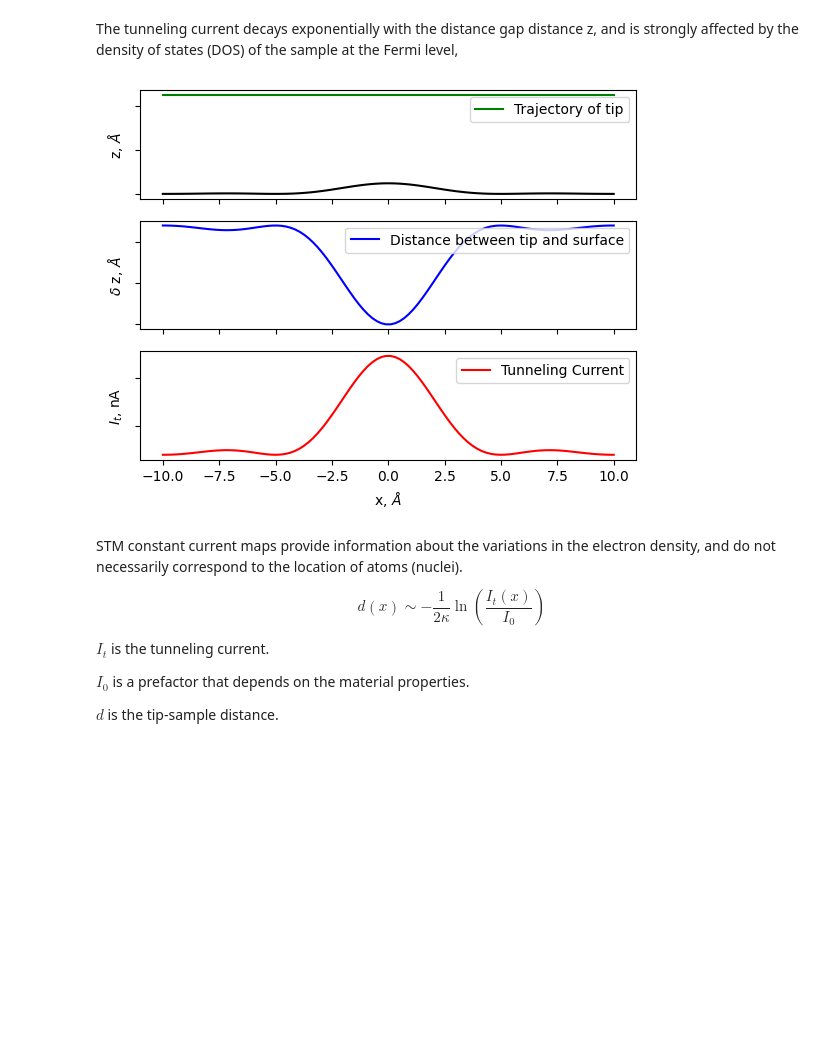
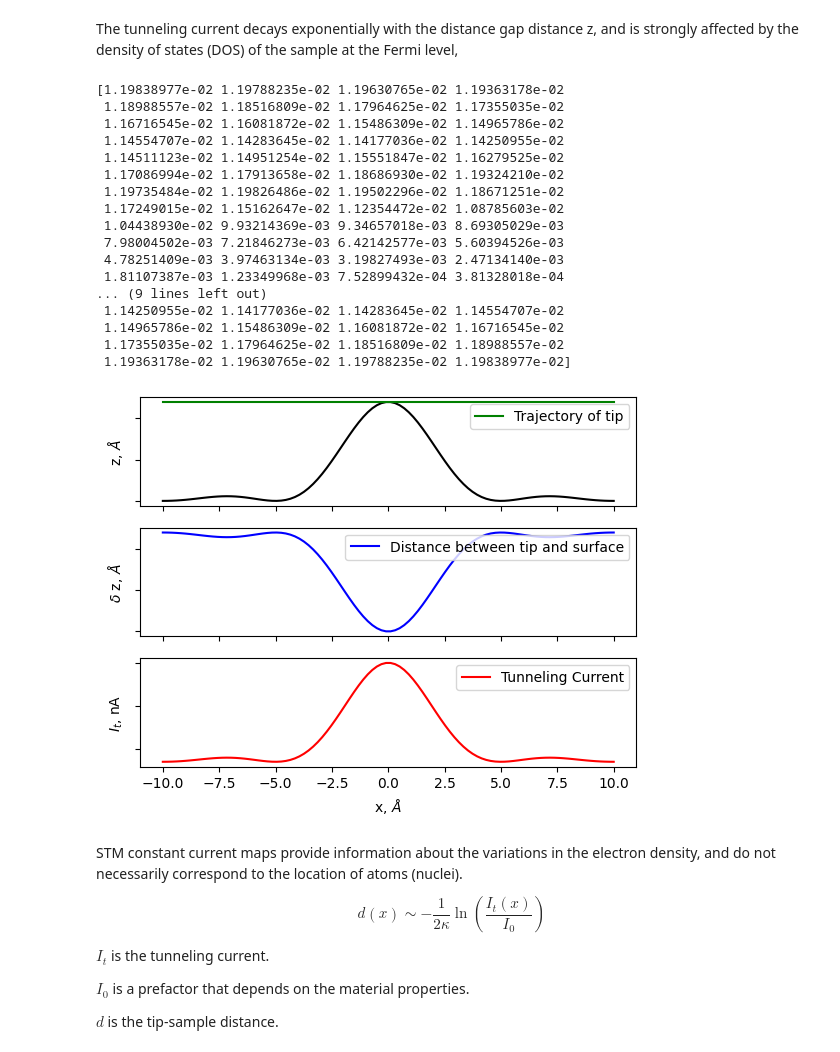
Before and after one commit to MariyaSV78/notebook_STM, a Jupyter notebook: STM/STM.ipynb, the cells around one changed output. Cells and saved outputs as stored; diff of their text form; code cells hidden in the pictures; blank space fills up the shorter version.

```diff
--- a/STM/STM.ipynb
+++ b/STM/STM.ipynb
@@ -99,19 +99,20 @@ import numpy as np
 
 m = 9.11e-31*6.24e18 #Electron mass in eV*s^2/m^2 -> kg = J s^2/m^2 -> J = 6,24e18 eV -> 5,68e-12 eVs^2/m^2
 h = 6.5821e-16 #redused Planck constant in 6.5821e-16 eV*s or 1.054e-34 J*s
-U = 1
+U = 1.0
 E0 = 0.5*U
 
-k = (np.sqrt(2 * m * E0)/6.5821e-16)*1e-10
-kappa = (np.sqrt(2 * m * (U - E0))/6.5821e-16)*1e-10
-d = 0.1e-9
+k = (np.sqrt(2 * m * E0)/h)
+kappa = (np.sqrt(2 * m * (U - E0))/h)
+d = 10e-10
+print("k=",k)
 
 F = 2*1j*k*kappa*np.cosh(kappa*d)+(k**2-kappa**2)*np.sinh(kappa*d)
 
 A = (k**2 + kappa**2)*np.sinh(kappa*d)/F
 B = (k*(k+1j*kappa)*np.exp(kappa*d))/F
 C = (-k*(k-1j*kappa)*np.exp(-kappa*d))/F
-D = (2*1j*kappa*d*np.exp(-1j * k * d))/F
+D = (2*1j*kappa*k*np.exp(-1j * k * d))/F
 
 print("A=",A)
 print("B=",B, "C=",C)
@@ -320,11 +321,11 @@ m = 9.11e-31*6.24e18 #Electron mass in eV*s^2/m^2 -> kg = J s^2/m^2 -> J = 6,24e
 phi = 4.5  # Work function eV
 V = 0.0003 # Applied voltage in V
 
-k = (np.sqrt(2 * m * (phi - V))/6.5821e-16)*1e-10 # is the wave vector in 1/A, if V is low.
+k = (np.sqrt(2 * m * (phi - V))/6.5821e-16) # is the wave vector in 1/A, if V is low.
 print (k)
 
 # Calculate the varying tip-sample separation (distance) from the surface profile
-z = np.linspace(0, 5, 100)
+z = np.linspace(0, 5e-10, 100)
 tunneling_current = I0 * np.exp(-2 * k * z) # redused Planck constant in 6.5821e-16 eV*s or 1.054e-34 J*s
 
 # Plot the results
@@ -357,47 +358,64 @@ width_scaling_factor = 0.2 # Adjust this value to widen or narrow the peak
 height_scaling_factor = 0.3  # Adjust this value to lower or raise the entire function
 
 def surface_profile(x):
-    return height_scaling_factor * (width_scaling_factor * np.sinc(width_scaling_factor * x))**2
+    return height_scaling_factor * (width_scaling_factor * np.sinc(width_scaling_factor * x))**2  # Example: sine wave profile
 
-
+# Generate x values for the surface profile
 x_values = np.linspace(-10, 10, 100)
 
 profile = surface_profile(x_values)
-z0 = np.max(profile) + 0.1 # distance between the tip and sample's surface
+z0 = np.max(profile) + 1e-9 # distance between the tip and sample's surface
 z = z0 - profile
-
+print(z)
 # Calculate tunneling current at each position x
-tunneling_current_surface = I0 * np.exp(-2 * k * z) #6.58e-16eV 1.054e-34
+tunneling_current_surface = I0 * np.exp(-2 * k * z*1e-9) #6.58e-16eV 1.054e-34
 
 
 # Create a figure with two subplots stacked vertically
 fig, (ax0, ax1, ax2) = plt.subplots(3, 1, sharex=True)
 
 # Plot: Distance between tip and surface
 ax0.plot(x_values, profile, color='black') #label='Distance between tip and surface',
 ax0.plot(x_values, z0 * np.ones_like(x_values), label='Trajectory of tip', color='green' )  # Plotting z0(x)
 
 ax0.set_ylabel('z, $\AA$')
 ax0.set_yticklabels([])
 ax0.legend(loc='upper right', bbox_to_anchor=(1, 1))
 
 # Plot: Distance between tip and surface
 ax1.plot(x_values, z, label='Distance between tip and surface', color='blue') #
 ax1.set_ylabel('$\delta$ z, $\AA$')
 ax1.set_yticklabels([])
 ax1.legend(loc='upper right', bbox_to_anchor=(1, 1))
 
 # Plot the results for power-law relationship on the second subplot
 ax2.plot(x_values, tunneling_current_surface, label='Tunneling Current', color='red')
 ax2.set_xlabel('x, $\AA$ ')
 ax2.set_yticklabels([])
 ax2.set_ylabel('$I_{t}$, nA')
 ax2.legend(loc='upper right', bbox_to_anchor=(1, 1))
 
 # plt.suptitle('Tunneling Current vs Tip-Sample Separation')
 plt.show()
 # %% [output]
+[1.19838977e-02 1.19788235e-02 1.19630765e-02 1.19363178e-02
+ 1.18988557e-02 1.18516809e-02 1.17964625e-02 1.17355035e-02
+ 1.16716545e-02 1.16081872e-02 1.15486309e-02 1.14965786e-02
+ 1.14554707e-02 1.14283645e-02 1.14177036e-02 1.14250955e-02
+ 1.14511123e-02 1.14951254e-02 1.15551847e-02 1.16279525e-02
+ 1.17086994e-02 1.17913658e-02 1.18686930e-02 1.19324210e-02
+ 1.19735484e-02 1.19826486e-02 1.19502296e-02 1.18671251e-02
+ 1.17249015e-02 1.15162647e-02 1.12354472e-02 1.08785603e-02
+ 1.04438930e-02 9.93214369e-03 9.34657018e-03 8.69305029e-03
+ 7.98004502e-03 7.21846273e-03 6.42142577e-03 5.60394526e-03
+ 4.78251409e-03 3.97463134e-03 3.19827493e-03 2.47134140e-03
+ 1.81107387e-03 1.23349968e-03 7.52899432e-04 3.81328018e-04
+... (9 lines left out)
+ 1.14250955e-02 1.14177036e-02 1.14283645e-02 1.14554707e-02
+ 1.14965786e-02 1.15486309e-02 1.16081872e-02 1.16716545e-02
+ 1.17355035e-02 1.17964625e-02 1.18516809e-02 1.18988557e-02
+ 1.19363178e-02 1.19630765e-02 1.19788235e-02 1.19838977e-02]
-[figure, old version]
+[figure, new version]
 # %% [markdown]
 STM constant current maps provide information about the variations in the
 electron density, and do not necessarily correspond to the location of atoms (nuclei).
```
Also changed, not shown: parts of 7 cells of this notebook.
